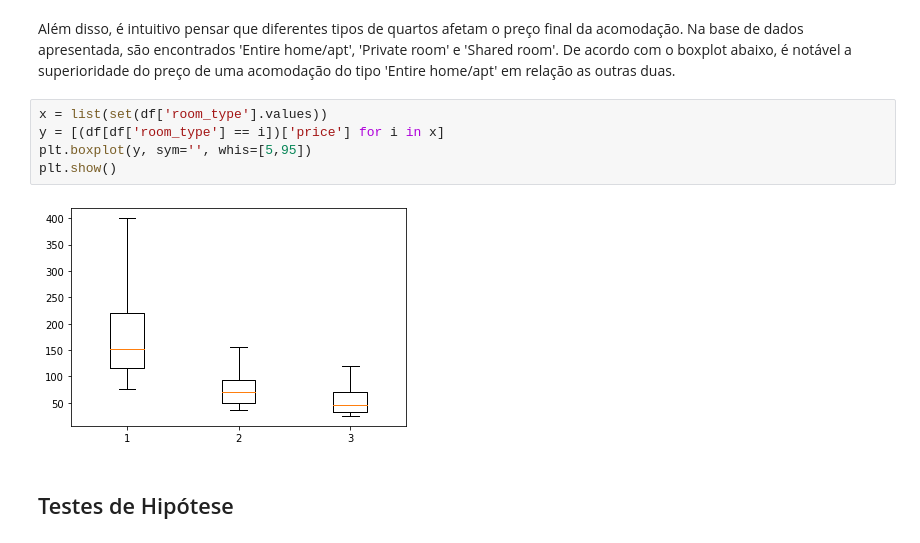
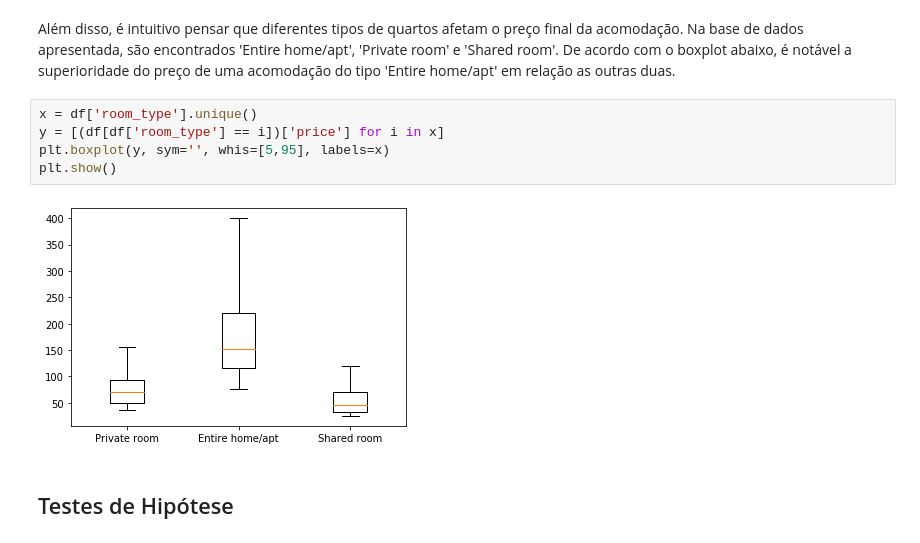
Before and after one commit to LucasPMM/Airbnb_Data_Analysis, a Jupyter notebook: Airbnb Analyzes.ipynb, the cells around one changed output. Cells and saved outputs as stored; diff of their text form.

```diff
--- a/Airbnb Analyzes.ipynb
+++ b/Airbnb Analyzes.ipynb
@@ -62,12 +58,12 @@ figfig
 # %% [markdown]
 Além disso, é intuitivo pensar que diferentes tipos de quartos afetam o preço final da acomodação. Na base de dados apresentada, são encontrados 'Entire home/apt', 'Private room' e 'Shared room'. De acordo com o boxplot abaixo, é notável a superioridade do preço de uma acomodação do tipo 'Entire home/apt' em relação as outras duas.
 # %%
-x = list(set(df['room_type'].values))
+x = df['room_type'].unique()
 y = [(df[df['room_type'] == i])['price'] for i in x]
-plt.boxplot(y, sym='', whis=[5,95])
+plt.boxplot(y, sym='', whis=[5,95], labels=x)
 plt.show()
 # %% [output]
-[figure, old version]
+[figure, new version]
 # %% [markdown]
 ## Testes de Hipótese
 # %% [markdown]
```
Also changed, not shown: parts of 19 cells of this notebook.
